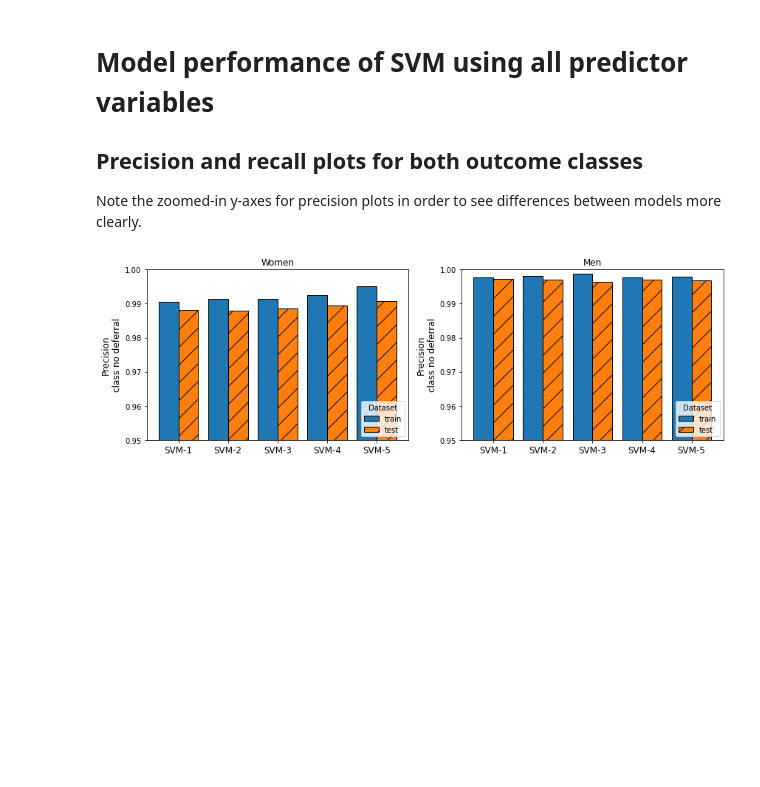
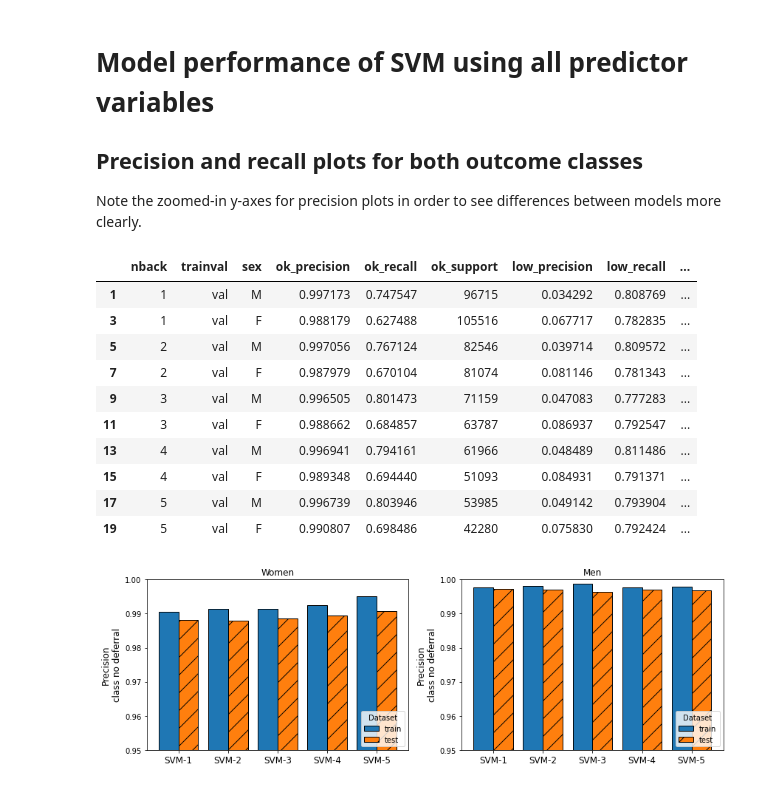
Before and after one commit to vinkenoogm/SVM-hb-NL, a Jupyter notebook: src/3_modelperformance.ipynb, the cells around one changed output. Saved outputs shown, nothing was run; the diff lists cells and outputs as text; code cells hidden in the pictures; blank space fills up the shorter version.

```diff
--- a/src/3_modelperformance.ipynb
+++ b/src/3_modelperformance.ipynb
@@ -113,6 +113,20 @@ Note the zoomed-in y-axes for precision plots in order to see differences betwee
 # %%
 res_df = pretty_results(['res_1', 'res_2', 'res_3', 'res_4', 'res_5'], filepath='../results/models/')
 res_df = get_scores(res_df)
+# %%
+res_df.loc[res_df['trainval'] == 'val', ]
+# %% [output]
+|  | nback | trainval | sex | ok_precision | ok_recall | ok_support | low_precision | low_recall | ... |
+| 1 | 1 | val | M | 0.997173 | 0.747547 | 96715 | 0.034292 | 0.808769 | ... |
+| 3 | 1 | val | F | 0.988179 | 0.627488 | 105516 | 0.067717 | 0.782835 | ... |
+| 5 | 2 | val | M | 0.997056 | 0.767124 | 82546 | 0.039714 | 0.809572 | ... |
+| 7 | 2 | val | F | 0.987979 | 0.670104 | 81074 | 0.081146 | 0.781343 | ... |
+| 9 | 3 | val | M | 0.996505 | 0.801473 | 71159 | 0.047083 | 0.777283 | ... |
+| 11 | 3 | val | F | 0.988662 | 0.684857 | 63787 | 0.086937 | 0.792547 | ... |
+| 13 | 4 | val | M | 0.996941 | 0.794161 | 61966 | 0.048489 | 0.811486 | ... |
+| 15 | 4 | val | F | 0.989348 | 0.694440 | 51093 | 0.084931 | 0.791371 | ... |
+| 17 | 5 | val | M | 0.996739 | 0.803946 | 53985 | 0.049142 | 0.793904 | ... |
+| 19 | 5 | val | F | 0.990807 | 0.698486 | 42280 | 0.075830 | 0.792424 | ... |
 # %%
 plot_precision_recall(res_df, 'ok_precision', (0.95, 1), 'Precision\nclass no deferral', save='all_ok_precision')
 plot_precision_recall(res_df, 'ok_recall', (0, 1), 'Recall\nclass no deferral', save='all_ok_recall')
```
Also changed, not shown: parts of 10 cells of this notebook, 1 other file.
